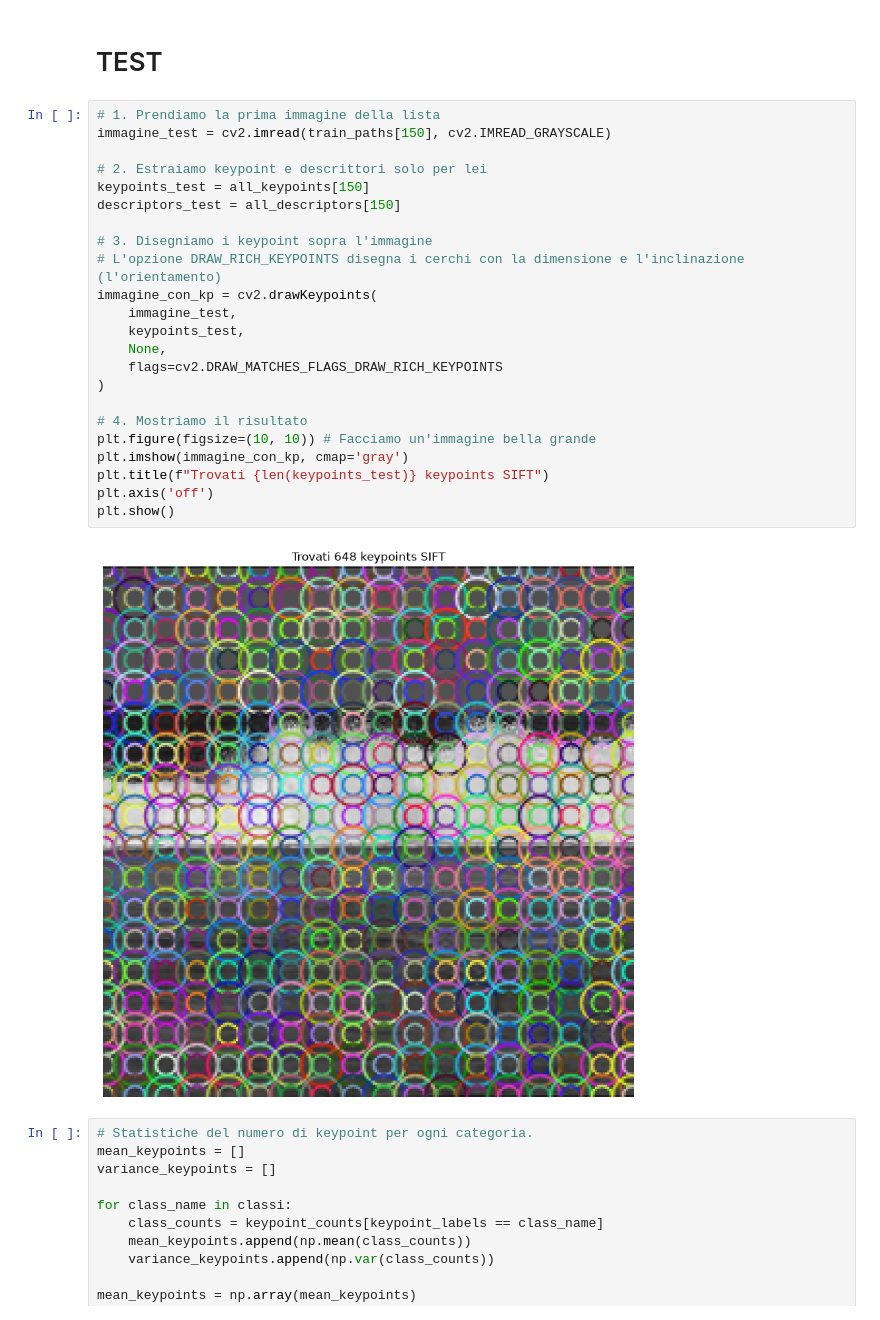
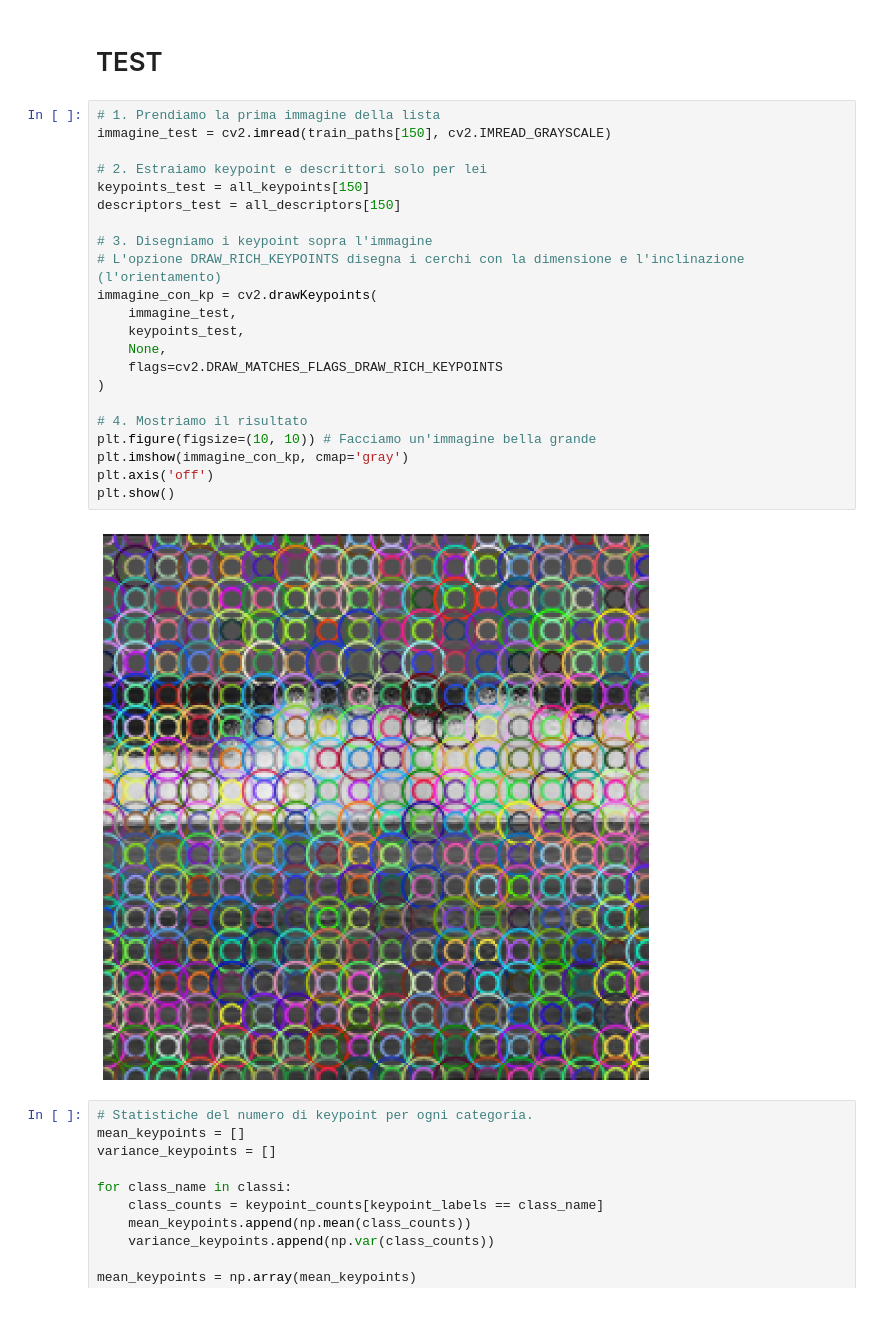
Before and after one commit to RebertoUNI/Computer-vision, a Jupyter notebook: dense sift.ipynb, the cells around one changed output. Cells and saved outputs as stored; diff of their text form.

```diff
--- a/dense sift.ipynb
+++ b/dense sift.ipynb
@@ -172,28 +172,27 @@ Keypoint totali: 955426
 # %%
 # 1. Prendiamo la prima immagine della lista
 immagine_test = cv2.imread(train_paths[150], cv2.IMREAD_GRAYSCALE)
 
 # 2. Estraiamo keypoint e descrittori solo per lei
 keypoints_test = all_keypoints[150]
 descriptors_test = all_descriptors[150]
 
 # 3. Disegniamo i keypoint sopra l'immagine
 # L'opzione DRAW_RICH_KEYPOINTS disegna i cerchi con la dimensione e l'inclinazione (l'orientamento)
 immagine_con_kp = cv2.drawKeypoints(
     immagine_test,
     keypoints_test,
     None,
     flags=cv2.DRAW_MATCHES_FLAGS_DRAW_RICH_KEYPOINTS
 )
 
 # 4. Mostriamo il risultato
 plt.figure(figsize=(10, 10)) # Facciamo un'immagine bella grande
 plt.imshow(immagine_con_kp, cmap='gray')
-plt.title(f"Trovati {len(keypoints_test)} keypoints SIFT")
 plt.axis('off')
 plt.show()
 # %% [output]
-[figure, old version]
+[figure, new version]
 # %%
 # Statistiche del numero di keypoint per ogni categoria.
 mean_keypoints = []
```
Also changed, not shown: parts of 3 cells of this notebook, 2 other files.
